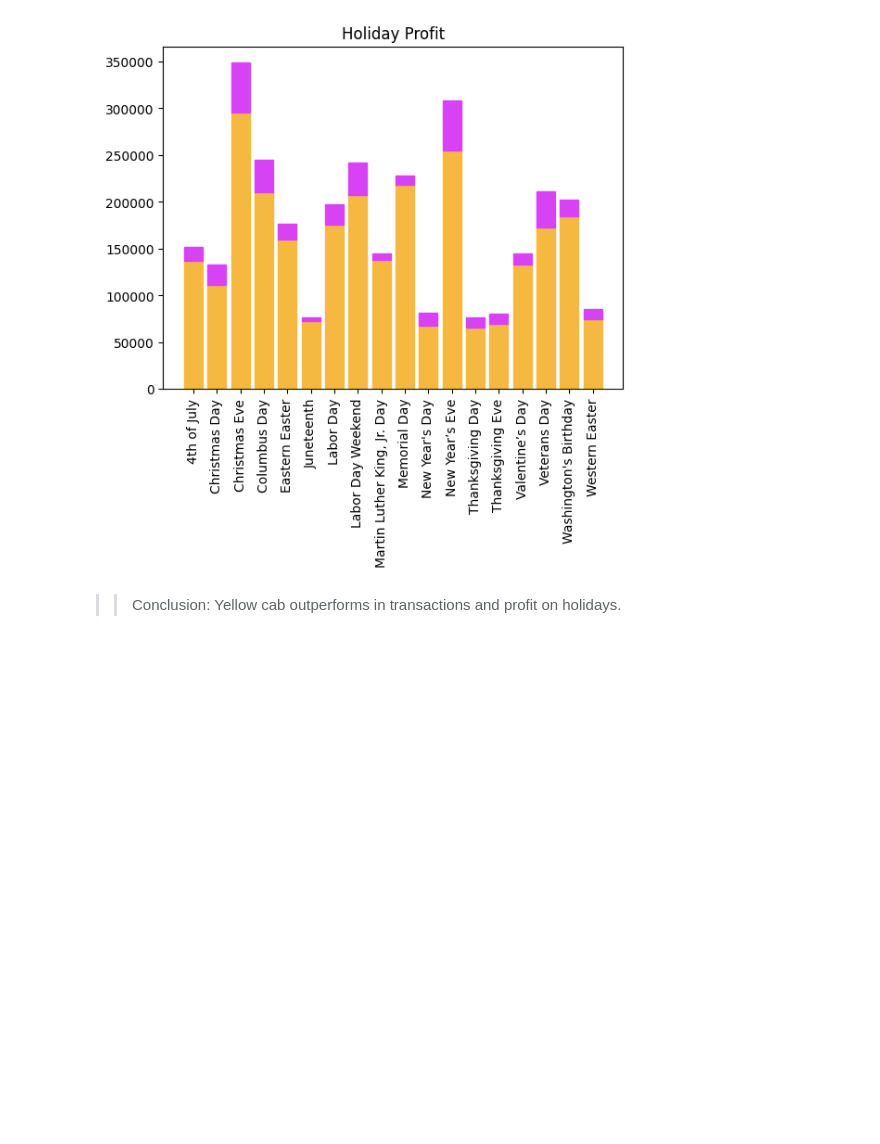
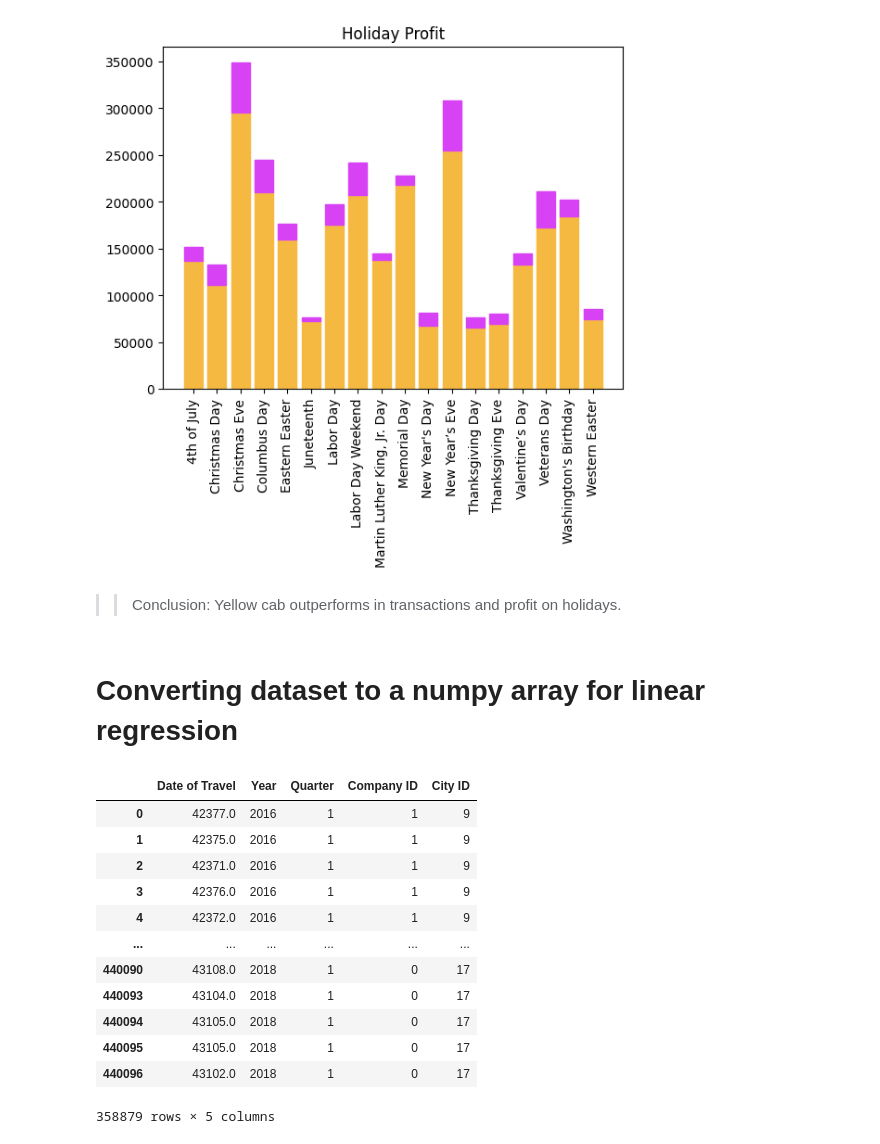
Before and after one commit to nureinumeya1999/Cab-Investment, a Jupyter notebook: src/EDA.ipynb, the cells around one changed output. Cells and saved outputs as stored; diff of their text form; code cells hidden in the pictures; blank space fills up the shorter version.

Commit message:
regression

```diff
--- a/src/EDA.ipynb
+++ b/src/EDA.ipynb
@@ -757,3 +757,38 @@ plt.show()
 [figure]
 # %% [markdown]
 >> Conclusion: Yellow cab outperforms in transactions and profit on holidays.
+# %% [markdown]
+# Converting dataset to a numpy array for linear regression
+# %%
+n = pd.DataFrame()
+# %%
+n[['Date of Travel', 'Year', 'Quarter']] = df[['Date of Travel', 'Year', 'Quarter']]
+# %%
+def getCompanyID(company):
+    if company == 'Yellow Cab':
+        return 0
+    return 1
+
+def getCityID(location):
+    l = cityData['City'].tolist()
+    return l.index(location)
+# %%
+
+n['Company ID'] = df['Company'].apply(lambda x: getCompanyID(x))
+n['City ID'] = df['City'].apply(lambda x: getCityID(x))
+# %%
+n
+# %% [output]
+|  | Date of Travel | Year | Quarter | Company ID | City ID |
+| 0 | 42377.0 | 2016 | 1 | 1 | 9 |
+| 1 | 42375.0 | 2016 | 1 | 1 | 9 |
+| 2 | 42371.0 | 2016 | 1 | 1 | 9 |
+| 3 | 42376.0 | 2016 | 1 | 1 | 9 |
+| 4 | 42372.0 | 2016 | 1 | 1 | 9 |
+| ... | ... | ... | ... | ... | ... |
+| 440090 | 43108.0 | 2018 | 1 | 0 | 17 |
+| 440093 | 43104.0 | 2018 | 1 | 0 | 17 |
+| 440094 | 43105.0 | 2018 | 1 | 0 | 17 |
+| 440095 | 43105.0 | 2018 | 1 | 0 | 17 |
+| 440096 | 43102.0 | 2018 | 1 | 0 | 17 |
+358879 rows × 5 columns
```
Also changed, not shown: parts of 1 cell of this notebook.
